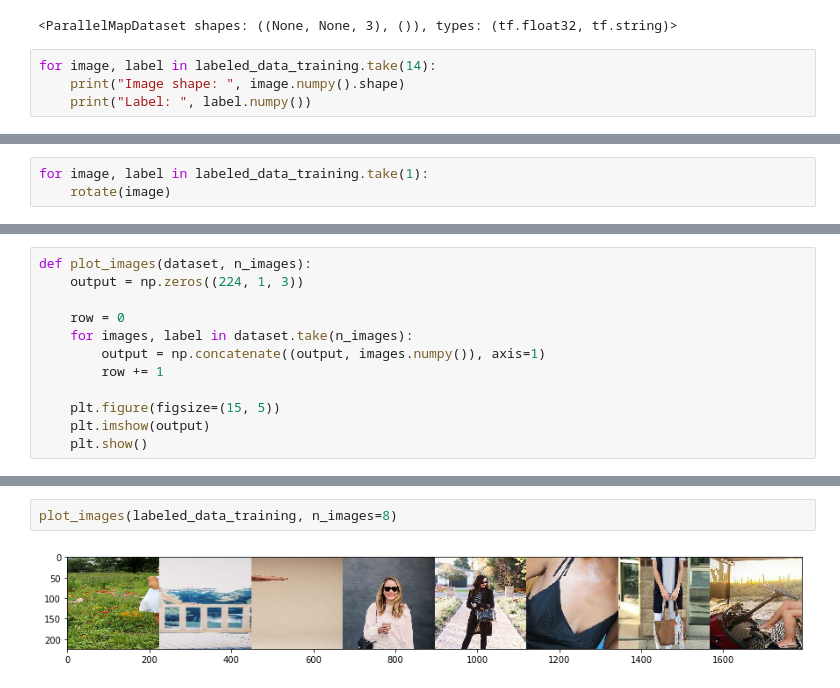
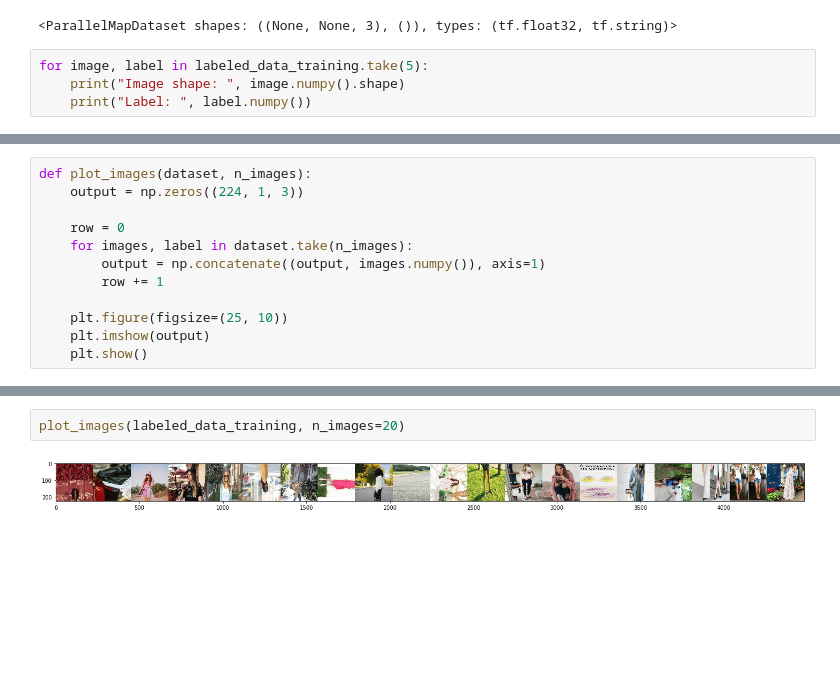
Before and after one commit to chen-bowen/machine_learning_engineer, a Jupyter notebook: Capstone/outfit_completion_recommendation_system/notebooks/3. Model Building - Get the Pretrained Network.ipynb, the cells around one changed output, grey strips where cells are left out. Drawn from its saved outputs; the diff is of its cells as text; blank space fills up the shorter version.

```diff
--- a/Capstone/outfit_completion_recommendation_system/notebooks/3. Model Building - Get the Pretrained Network.ipynb
+++ b/Capstone/outfit_completion_recommendation_system/notebooks/3. Model Building - Get the Pretrained Network.ipynb
@@ -257,7 +257,7 @@ labeled_data_training
 # %% [output]
 <ParallelMapDataset shapes: ((None, None, 3), ()), types: (tf.float32, tf.string)>
 # %%
-for image, label in labeled_data_training.take(14):
+for image, label in labeled_data_training.take(5):
     print("Image shape: ", image.numpy().shape)
     print("Label: ", label.numpy())
 # %% [output]
@@ -281,3 +273,0 @@ Label:  b'c958cf1985f65dbb584235ad01a4b3e7'
-# %%
-for image, label in labeled_data_training.take(1):
-    rotate(image)
@@ -296,6 +280,6 @@ def plot_images(dataset, n_images):
         output = np.concatenate((output, images.numpy()), axis=1)
         row += 1
 
-    plt.figure(figsize=(15, 5))
+    plt.figure(figsize=(25, 10))
     plt.imshow(output)
     plt.show()
@@ -313,4 +286,4 @@ dataset = dataset.map(lambda x: tf.clip_by_value(x, 0, 1))
 # %%
-plot_images(labeled_data_training, n_images=8)
+plot_images(labeled_data_training, n_images=20)
 # %% [output]
-[figure, old version]
+[figure, new version]
```
Also changed, not shown: parts of 5 cells of this notebook.
